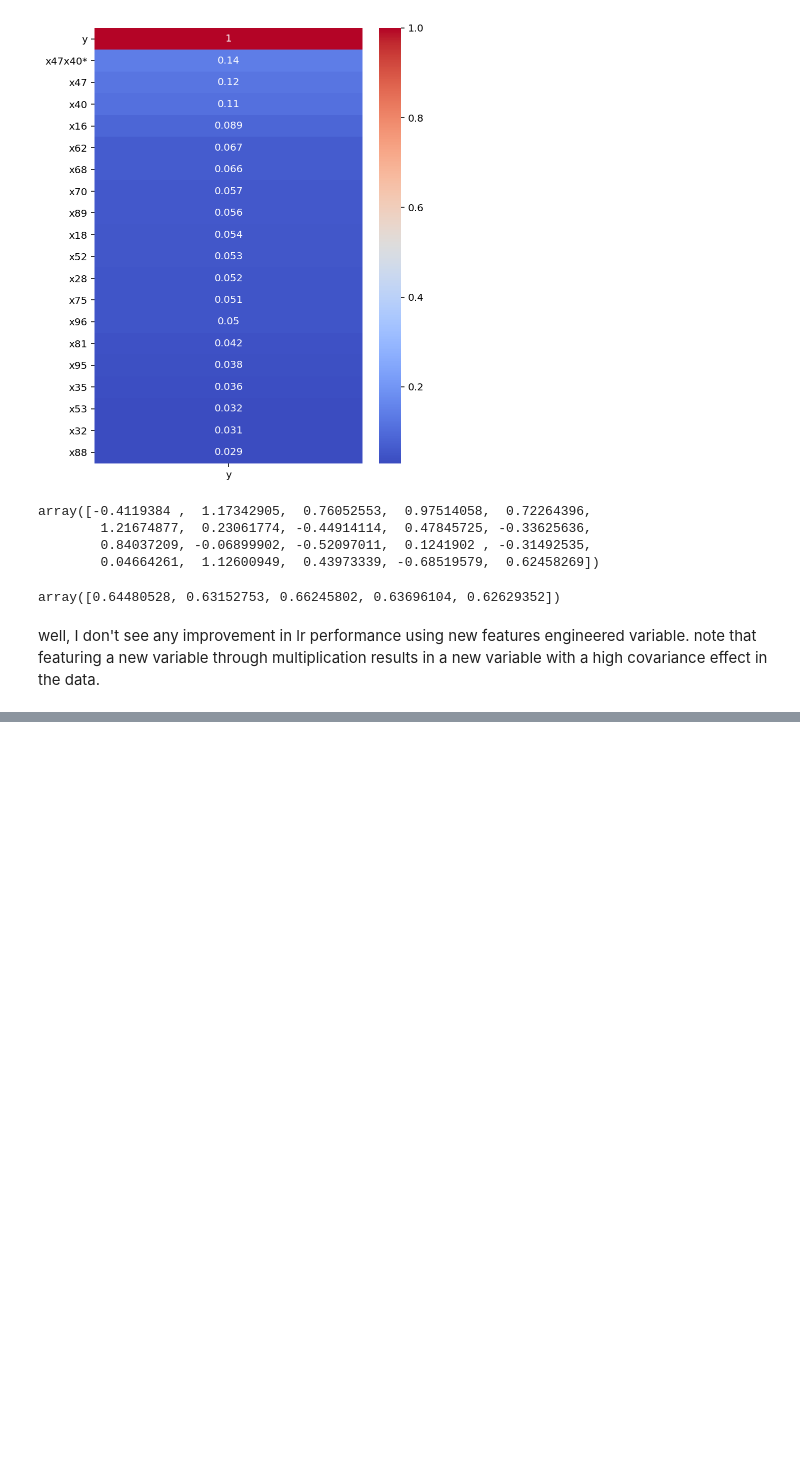
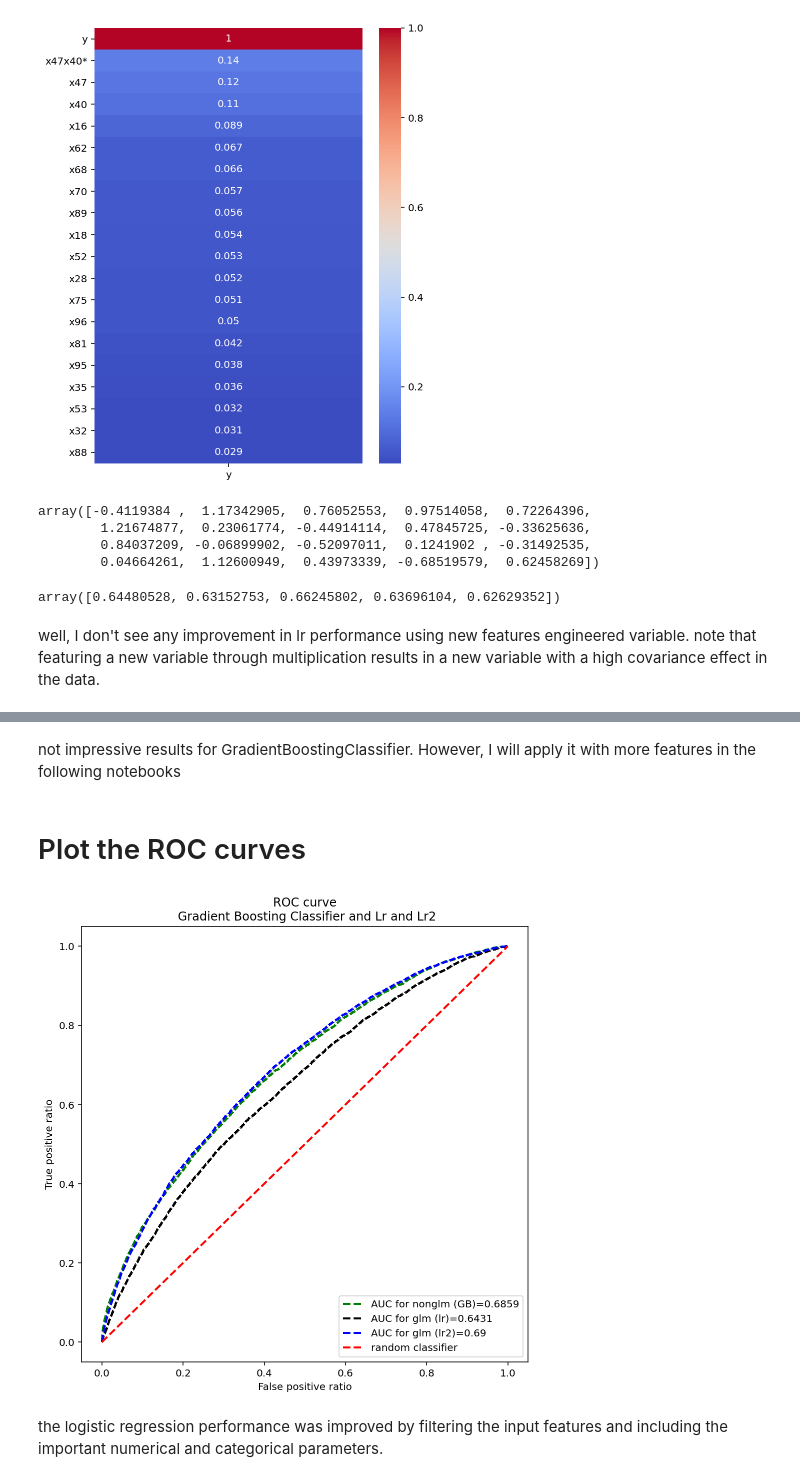
Before and after one commit to Atashnezhad/A_Data_Science_Project, a Jupyter notebook: Codes/P01_1_EDA.ipynb, the cells around one changed output, grey strips where cells are left out. Saved outputs shown, nothing was run; the diff lists cells and outputs as text; code cells hidden in the pictures; blank space fills up the shorter version.

```diff
--- a/Codes/P01_1_EDA.ipynb
+++ b/Codes/P01_1_EDA.ipynb
@@ -883,0 +1052,29 @@ well, I don't see any improvement in lr performance using new features engineere
+# %% [markdown]
+not impressive results for GradientBoostingClassifier. However, I will apply it with more features in the following notebooks
+# %% [markdown]
+# Plot the ROC curves
+# %%
+plt.figure(figsize=(8,8))
+plt.plot(fpr_gb,tpr_gb, 'g--', linewidth=2, markersize=2,
+         label="AUC for nonglm (GB)="+str(round(auc_gb,4)))
+
+plt.plot(fpr_lr,tpr_lr, 'k--', linewidth=2, markersize=2,
+         label="AUC for glm (lr)="+str(round(auc_lr,4)))
+
+plt.plot(fpr_lr2,tpr_lr2, 'b--', linewidth=2, markersize=2,
+         label="AUC for glm (lr2)="+str(round(auc_lr2,4)))
+
+plt.plot([0,1],[0,1], 'r--', linewidth=2, markersize=2,
+         label='random classifier')
+
+plt.legend(loc=4)
+plt.xlabel('False positive ratio')
+plt.ylabel('True positive ratio')
+plt.title('ROC curve\n Gradient Boosting Classifier and Lr and Lr2')
+
+plt.savefig("../Figures/plot_01_1_roc_GB_lr_lr2.png")
+plt.show()
+# %% [output]
+[figure, added]
+# %% [markdown]
+the logistic regression performance was improved by filtering the input features and including the important numerical and categorical parameters.
```
Also changed, not shown: parts of 16 cells of this notebook, 3 other files.
